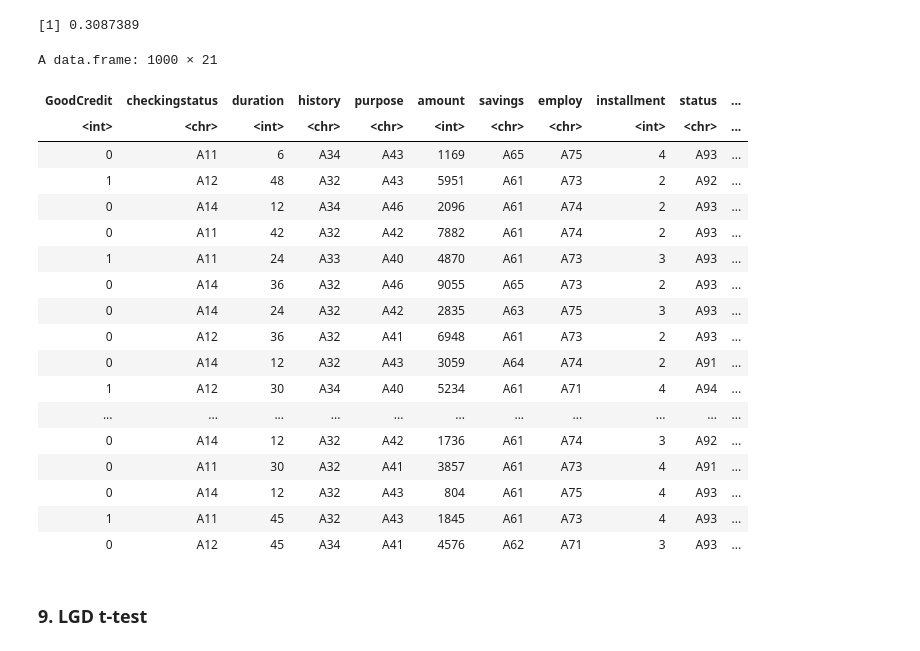
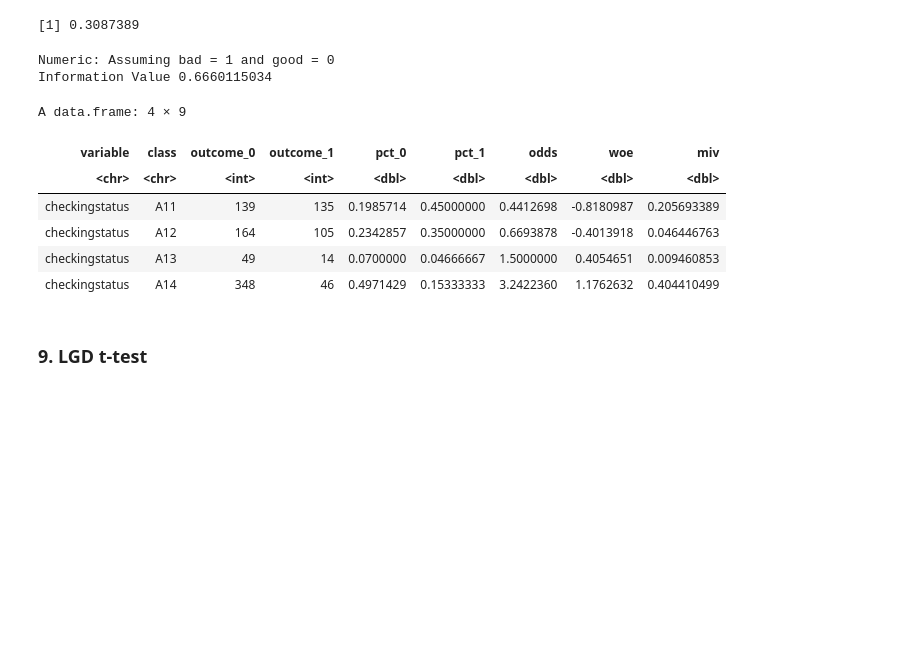
Before and after one commit to vanga/meliora, a Jupyter notebook: examples/r_benchmarks.ipynb, the cells around one changed output. Saved outputs shown, nothing was run; the diff lists cells and outputs as text; code cells hidden in the pictures; blank space fills up the shorter version.

```diff
--- a/examples/r_benchmarks.ipynb
+++ b/examples/r_benchmarks.ipynb
@@ -500,25 +683,3 @@ A tibble: 10 × 5
 sum(q$IV)
 # %% [output]
 [1] 0.3087389
-# %%
-pd_german_data
-# %% [output]
-A data.frame: 1000 × 21
-| GoodCredit | checkingstatus | duration | history | purpose | amount | savings | employ | installment | status | ... |
-| <int> | <chr> | <int> | <chr> | <chr> | <int> | <chr> | <chr> | <int> | <chr> | ... |
-| 0 | A11 | 6 | A34 | A43 | 1169 | A65 | A75 | 4 | A93 | ... |
-| 1 | A12 | 48 | A32 | A43 | 5951 | A61 | A73 | 2 | A92 | ... |
-| 0 | A14 | 12 | A34 | A46 | 2096 | A61 | A74 | 2 | A93 | ... |
-| 0 | A11 | 42 | A32 | A42 | 7882 | A61 | A74 | 2 | A93 | ... |
-| 1 | A11 | 24 | A33 | A40 | 4870 | A61 | A73 | 3 | A93 | ... |
-| 0 | A14 | 36 | A32 | A46 | 9055 | A65 | A73 | 2 | A93 | ... |
-| 0 | A14 | 24 | A32 | A42 | 2835 | A63 | A75 | 3 | A93 | ... |
-| 0 | A12 | 36 | A32 | A41 | 6948 | A61 | A73 | 2 | A93 | ... |
-| 0 | A14 | 12 | A32 | A43 | 3059 | A64 | A74 | 2 | A91 | ... |
-| 1 | A12 | 30 | A34 | A40 | 5234 | A61 | A71 | 4 | A94 | ... |
-| ... | ... | ... | ... | ... | ... | ... | ... | ... | ... | ... |
-| 0 | A14 | 12 | A32 | A42 | 1736 | A61 | A74 | 3 | A92 | ... |
-| 0 | A11 | 30 | A32 | A41 | 3857 | A61 | A73 | 4 | A91 | ... |
-| 0 | A14 | 12 | A32 | A43 | 804 | A61 | A75 | 4 | A93 | ... |
-| 1 | A11 | 45 | A32 | A43 | 1845 | A61 | A73 | 4 | A93 | ... |
-| 0 | A12 | 45 | A34 | A41 | 4576 | A62 | A71 | 3 | A93 | ... |
@@ -524,0 +770,13 @@ A data.frame: 1000 × 21
+# %%
+pd_german_data <- read.csv("german_data.csv")
+iv.str(pd_german_data, 'checkingstatus', 'GoodCredit', verbose=TRUE)
+# %% [output]
+Numeric: Assuming bad = 1 and good = 0
+Information Value 0.6660115034
+A data.frame: 4 × 9
+| variable | class | outcome_0 | outcome_1 | pct_0 | pct_1 | odds | woe | miv |
+| <chr> | <chr> | <int> | <int> | <dbl> | <dbl> | <dbl> | <dbl> | <dbl> |
+| checkingstatus | A11 | 139 | 135 | 0.1985714 | 0.45000000 | 0.4412698 | -0.8180987 | 0.205693389 |
+| checkingstatus | A12 | 164 | 105 | 0.2342857 | 0.35000000 | 0.6693878 | -0.4013918 | 0.046446763 |
+| checkingstatus | A13 | 49 | 14 | 0.0700000 | 0.04666667 | 1.5000000 | 0.4054651 | 0.009460853 |
+| checkingstatus | A14 | 348 | 46 | 0.4971429 | 0.15333333 | 3.2422360 | 1.1762632 | 0.404410499 |
```
Also changed, not shown: parts of 10 cells of this notebook, 12 other files.
